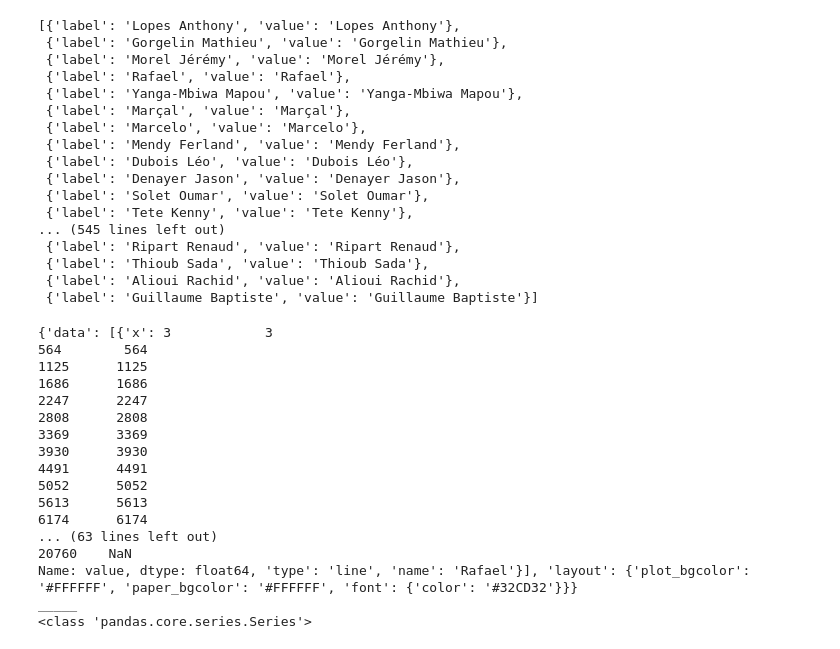
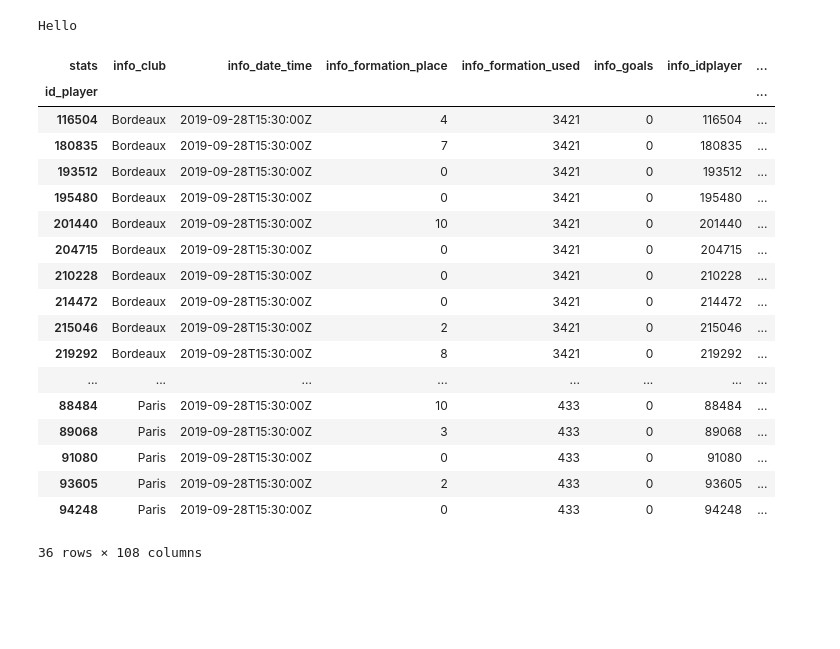
Before and after one commit to CDORID/MPG, a Jupyter notebook: MPG.ipynb, the cells around one changed output. Saved outputs shown, nothing was run; the diff lists cells and outputs as text; code cells hidden in the pictures; blank space fills up the shorter version.

```diff
--- a/MPG.ipynb
+++ b/MPG.ipynb
@@ -104,53 +11,25 @@ df.head()
-# %%
-import data
-plays = data.MpgData().Players().get_list()
-plays
-# %% [output]
-[{'label': 'Lopes Anthony', 'value': 'Lopes Anthony'},
- {'label': 'Gorgelin Mathieu', 'value': 'Gorgelin Mathieu'},
- {'label': 'Morel Jérémy', 'value': 'Morel Jérémy'},
- {'label': 'Rafael', 'value': 'Rafael'},
- {'label': 'Yanga-Mbiwa Mapou', 'value': 'Yanga-Mbiwa Mapou'},
- {'label': 'Marçal', 'value': 'Marçal'},
- {'label': 'Marcelo', 'value': 'Marcelo'},
- {'label': 'Mendy Ferland', 'value': 'Mendy Ferland'},
- {'label': 'Dubois Léo', 'value': 'Dubois Léo'},
- {'label': 'Denayer Jason', 'value': 'Denayer Jason'},
- {'label': 'Solet Oumar', 'value': 'Solet Oumar'},
- {'label': 'Tete Kenny', 'value': 'Tete Kenny'},
-... (545 lines left out)
- {'label': 'Ripart Renaud', 'value': 'Ripart Renaud'},
- {'label': 'Thioub Sada', 'value': 'Thioub Sada'},
- {'label': 'Alioui Rachid', 'value': 'Alioui Rachid'},
- {'label': 'Guillaume Baptiste', 'value': 'Guillaume Baptiste'}]
-# %%
-import data
-import pandas as pd
-
-historic = pd.read_csv('MPG_Data/historic.csv',encoding = 'latin-1')
-data.MpgData().Historic().performance_graph('Rafael')
-
-pg = data.MpgData().Historic().from_player('Rafael')
-graph = data.MpgData().Historic().performance_graph('Rafael')
-print(graph)
-print('_____')
-x = data.MpgData().Historic().from_player('Rafael')['variable']
-print(type(x))
-# %% [output]
-{'data': [{'x': 3            3
-564        564
-1125      1125
-1686      1686
-2247      2247
-2808      2808
-3369      3369
-3930      3930
-4491      4491
-5052      5052
-5613      5613
-6174      6174
-... (63 lines left out)
-20760    NaN
-Name: value, dtype: float64, 'type': 'line', 'name': 'Rafael'}], 'layout': {'plot_bgcolor': '#FFFFFF', 'paper_bgcolor': '#FFFFFF', 'font': {'color': '#32CD32'}}}
-_____
-<class 'pandas.core.series.Series'>
+# %%
+import sele_is_bad as sl
+data = sl.ScrapMpg().data_for_match('https://api.monpetitgazon.com/championship/match/1060600')
+data
+# %% [output]
+Hello
+| stats | info_club | info_date_time | info_formation_place | info_formation_used | info_goals | info_idplayer | ... |
+| id_player |  |  |  |  |  |  | ... |
+| 116504 | Bordeaux | 2019-09-28T15:30:00Z | 4 | 3421 | 0 | 116504 | ... |
+| 180835 | Bordeaux | 2019-09-28T15:30:00Z | 7 | 3421 | 0 | 180835 | ... |
+| 193512 | Bordeaux | 2019-09-28T15:30:00Z | 0 | 3421 | 0 | 193512 | ... |
+| 195480 | Bordeaux | 2019-09-28T15:30:00Z | 0 | 3421 | 0 | 195480 | ... |
+| 201440 | Bordeaux | 2019-09-28T15:30:00Z | 10 | 3421 | 0 | 201440 | ... |
+| 204715 | Bordeaux | 2019-09-28T15:30:00Z | 0 | 3421 | 0 | 204715 | ... |
+| 210228 | Bordeaux | 2019-09-28T15:30:00Z | 0 | 3421 | 0 | 210228 | ... |
+| 214472 | Bordeaux | 2019-09-28T15:30:00Z | 0 | 3421 | 0 | 214472 | ... |
+| 215046 | Bordeaux | 2019-09-28T15:30:00Z | 2 | 3421 | 0 | 215046 | ... |
+| 219292 | Bordeaux | 2019-09-28T15:30:00Z | 8 | 3421 | 0 | 219292 | ... |
+| ... | ... | ... | ... | ... | ... | ... | ... |
+| 88484 | Paris | 2019-09-28T15:30:00Z | 10 | 433 | 0 | 88484 | ... |
+| 89068 | Paris | 2019-09-28T15:30:00Z | 3 | 433 | 0 | 89068 | ... |
+| 91080 | Paris | 2019-09-28T15:30:00Z | 0 | 433 | 0 | 91080 | ... |
+| 93605 | Paris | 2019-09-28T15:30:00Z | 2 | 433 | 0 | 93605 | ... |
+| 94248 | Paris | 2019-09-28T15:30:00Z | 0 | 433 | 0 | 94248 | ... |
+36 rows × 108 columns
```
Also changed, not shown: parts of 16 cells of this notebook, 4 other files.
